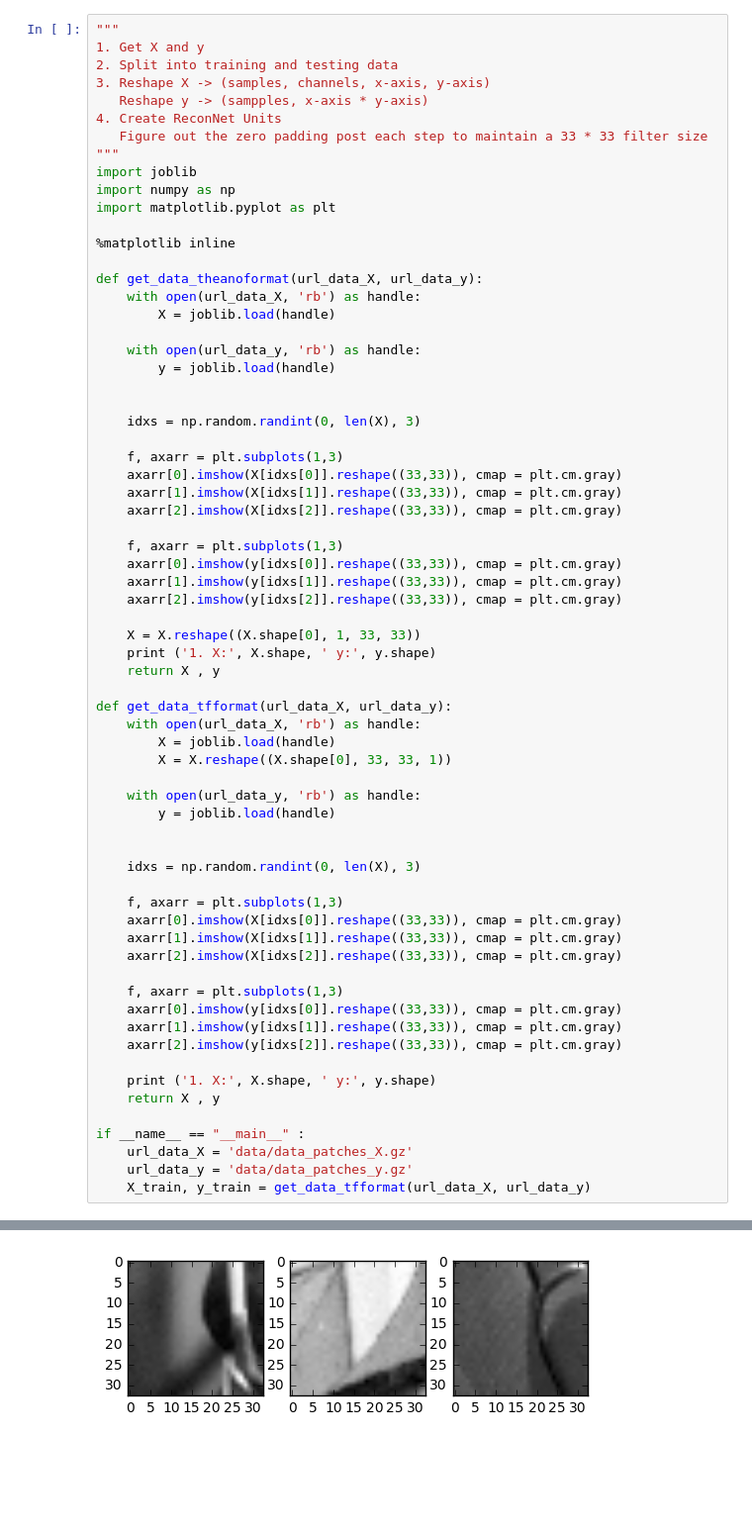
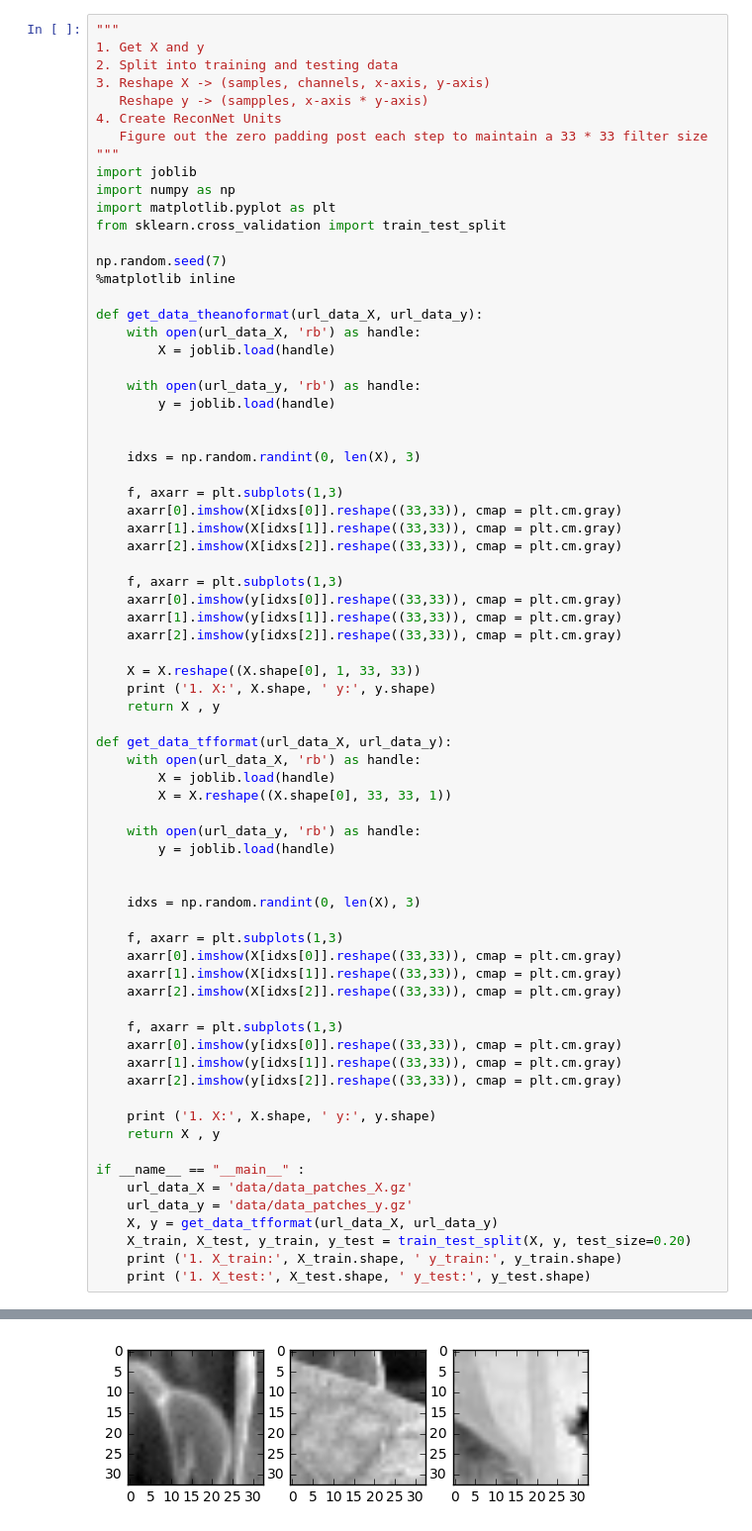
Before and after one commit to prerakmody/compressiveSensing, a Jupyter notebook: cs_methods/noniterative/index_network_euclidean.ipynb, the cells around one changed output, grey strips where cells are left out. Shown at 99% size. Saved outputs shown, nothing was run; the diff lists cells and outputs as text; blank space fills up the shorter version.

```diff
--- a/cs_methods/noniterative/index_network_euclidean.ipynb
+++ b/cs_methods/noniterative/index_network_euclidean.ipynb
@@ -10,7 +10,9 @@
 import joblib
 import numpy as np
 import matplotlib.pyplot as plt
+from sklearn.cross_validation import train_test_split
 
+np.random.seed(7)
 %matplotlib inline
 
 def get_data_theanoformat(url_data_X, url_data_y):
@@ -64,6 +66,9 @@ def get_data_tfformat(url_data_X, url_data_y):
 if __name__ == "__main__" :
     url_data_X = 'data/data_patches_X.gz'
     url_data_y = 'data/data_patches_y.gz'
-    X_train, y_train = get_data_tfformat(url_data_X, url_data_y)
+    X, y = get_data_tfformat(url_data_X, url_data_y)
+    X_train, X_test, y_train, y_test = train_test_split(X, y, test_size=0.20)
+    print ('1. X_train:', X_train.shape, ' y_train:', y_train.shape)
+    print ('1. X_test:', X_test.shape, ' y_test:', y_test.shape)
 # %% [output]
 1. X: (22750, 33, 33, 1)  y: (22750, 1089)
@@ -71,4 +78,4 @@ if __name__ == "__main__" :
-[figure, old version]
+[figure, new version]
 # %%
 from keras.models import Sequential
 from keras.layers import Dense, Dropout, Activation, Flatten
```
Also changed, not shown: parts of 2 cells of this notebook, 5 other files.
